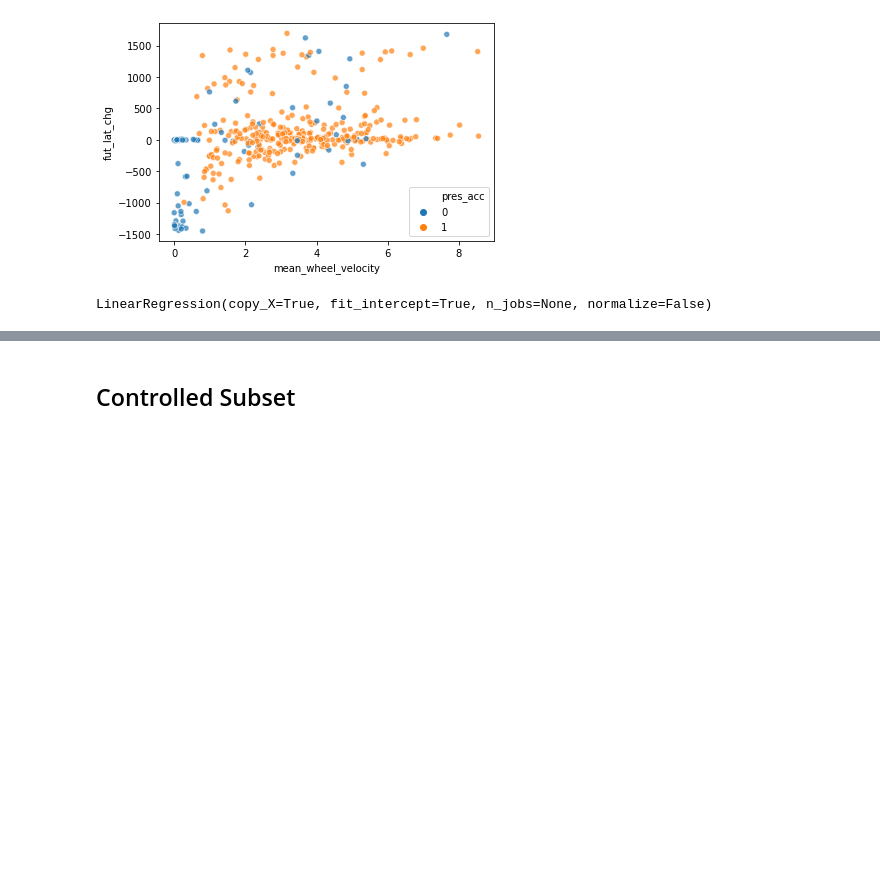
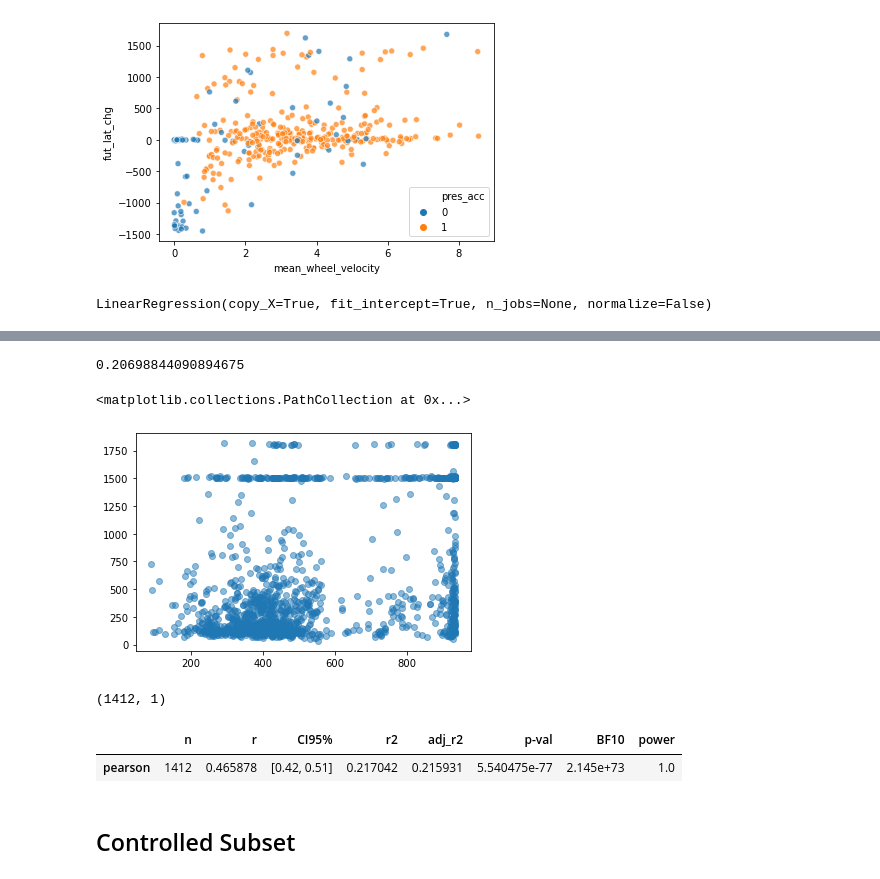
Before and after one commit to jordanlei/neuromatch-project, a Jupyter notebook: allen_main_ntbk.ipynb, the cells around one changed output, grey strips where cells are left out. Saved outputs shown, nothing was run; the diff lists cells and outputs as text; code cells hidden in the pictures; blank space fills up the shorter version.

```diff
--- a/allen_main_ntbk.ipynb
+++ b/allen_main_ntbk.ipynb
@@ -217,3 +232,28 @@ plt.scatter(model.predict(X), y, alpha=.5)
+# %%
+test['mean_wheel_velocity'] = test['wheel_velocity'].apply(lambda x: np.mean(np.abs(x)))
+test['fut_lat_chg'] = test.apply(lambda row: row['fut_latency'] - row['latency'], axis=1)
+
+only_go_test = test[test['go_trial']][test['fut_go_trial']]
+X_test = only_go_test[['pres_acc', 'mean_wheel_velocity']].to_numpy()
+y_test = only_go_test[['fut_latency']].to_numpy()
+# %%
+model.score(X_test, y_test)
+# %% [output]
+0.20698844090894675
+# %%
+plt.scatter(model.predict(X_test), y_test, alpha=.5)
+# %% [output]
+<matplotlib.collections.PathCollection at 0x...>
+[figure, added]
+# %%
+y_test.shape
+# %% [output]
+(1412, 1)
+# %%
+pg.corr(model.predict(X_test).flatten(), y_test.flatten())
+# %% [output]
+|  | n | r | CI95% | r2 | adj_r2 | p-val | BF10 | power |
+| pearson | 1412 | 0.465878 | [0.42, 0.51] | 0.217042 | 0.215931 | 5.540475e-77 | 2.145e+73 | 1.0 |
 # %% [markdown]
 ## Controlled Subset
 # %%
```
Also changed, not shown: parts of 13 cells of this notebook, 4 other files.
